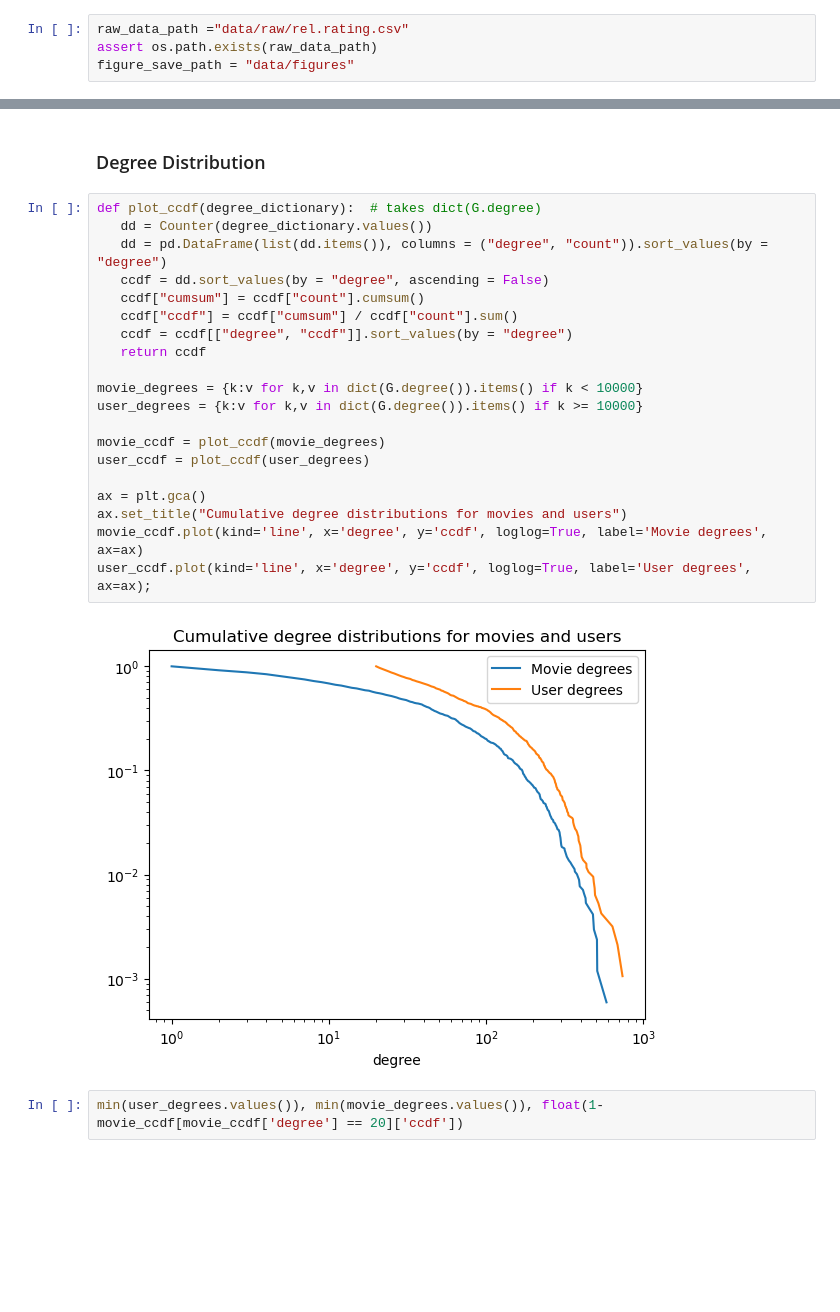
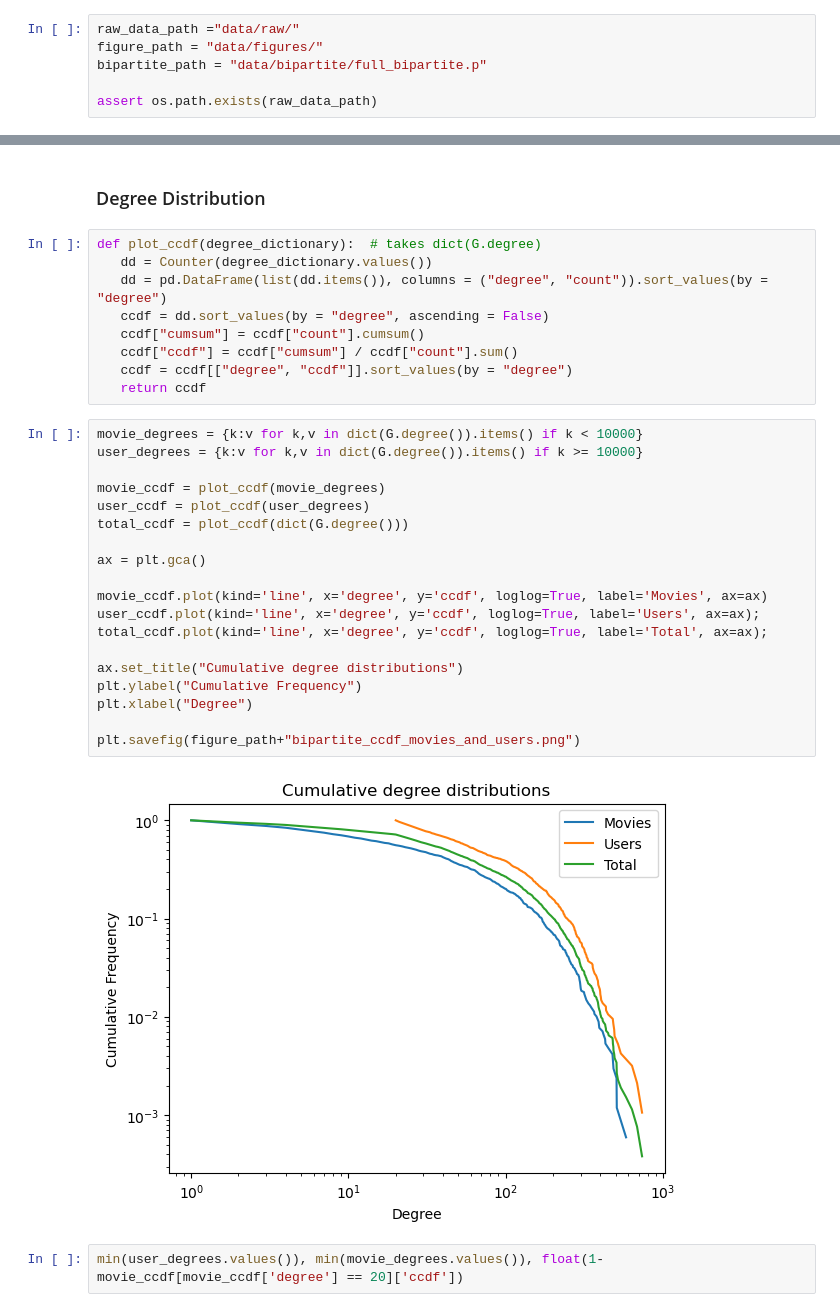
Before and after one commit to Christian-Weidemann/Movie-Mirror, a Jupyter notebook: project.ipynb, the cells around one changed output, grey strips where cells are left out. Saved outputs shown, nothing was run; the diff lists cells and outputs as text; blank space fills up the shorter version.

Commit message:
Added saving and loading of graph

```diff
--- a/project.ipynb
+++ b/project.ipynb
@@ -12,6 +13,8 @@ from collections import Counter
 ### Verifying raw data path
 If assertion fails, download the movielens-100k ratings data from [konect](http://konect.cc/networks/movielens-100k_rating/) and put the files in data/raw.
 # %%
-raw_data_path ="data/raw/rel.rating.csv"
+raw_data_path ="data/raw/"
+figure_path = "data/figures/"
+bipartite_path = "data/bipartite/full_bipartite.p"
+
 assert os.path.exists(raw_data_path)
-figure_save_path = "data/figures"
@@ -69,19 +83,27 @@ def plot_ccdf(degree_dictionary):  # takes dict(G.degree)
    ccdf["ccdf"] = ccdf["cumsum"] / ccdf["count"].sum()
    ccdf = ccdf[["degree", "ccdf"]].sort_values(by = "degree")
    return ccdf
-
-movie_degrees = {k:v for k,v in dict(G.degree()).items() if k < 10000}
-user_degrees = {k:v for k,v in dict(G.degree()).items() if k >= 10000}
-
-movie_ccdf = plot_ccdf(movie_degrees)
-user_ccdf = plot_ccdf(user_degrees)
-
-ax = plt.gca()
-ax.set_title("Cumulative degree distributions for movies and users")
-movie_ccdf.plot(kind='line', x='degree', y='ccdf', loglog=True, label='Movie degrees', ax=ax)
-user_ccdf.plot(kind='line', x='degree', y='ccdf', loglog=True, label='User degrees', ax=ax);
-# %% [output]
-[figure, removed]
+# %%
+movie_degrees = {k:v for k,v in dict(G.degree()).items() if k < 10000}
+user_degrees = {k:v for k,v in dict(G.degree()).items() if k >= 10000}
+
+movie_ccdf = plot_ccdf(movie_degrees)
+user_ccdf = plot_ccdf(user_degrees)
+total_ccdf = plot_ccdf(dict(G.degree()))
+
+ax = plt.gca()
+
+movie_ccdf.plot(kind='line', x='degree', y='ccdf', loglog=True, label='Movies', ax=ax)
+user_ccdf.plot(kind='line', x='degree', y='ccdf', loglog=True, label='Users', ax=ax);
+total_ccdf.plot(kind='line', x='degree', y='ccdf', loglog=True, label='Total', ax=ax);
+
+ax.set_title("Cumulative degree distributions")
+plt.ylabel("Cumulative Frequency")
+plt.xlabel("Degree")
+
+plt.savefig(figure_path+"bipartite_ccdf_movies_and_users.png")
+# %% [output]
+[figure, added]
 # %%
 min(user_degrees.values()), min(movie_degrees.values()), float(1-movie_ccdf[movie_ccdf['degree'] == 20]['ccdf'])
 # %% [output]
```
Also changed, not shown: parts of 6 cells of this notebook, 3 other files.
